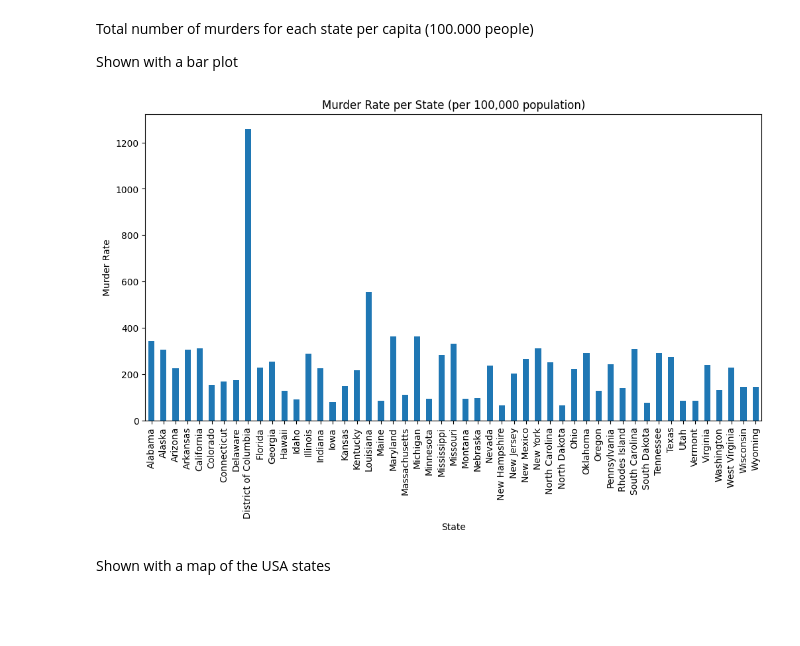
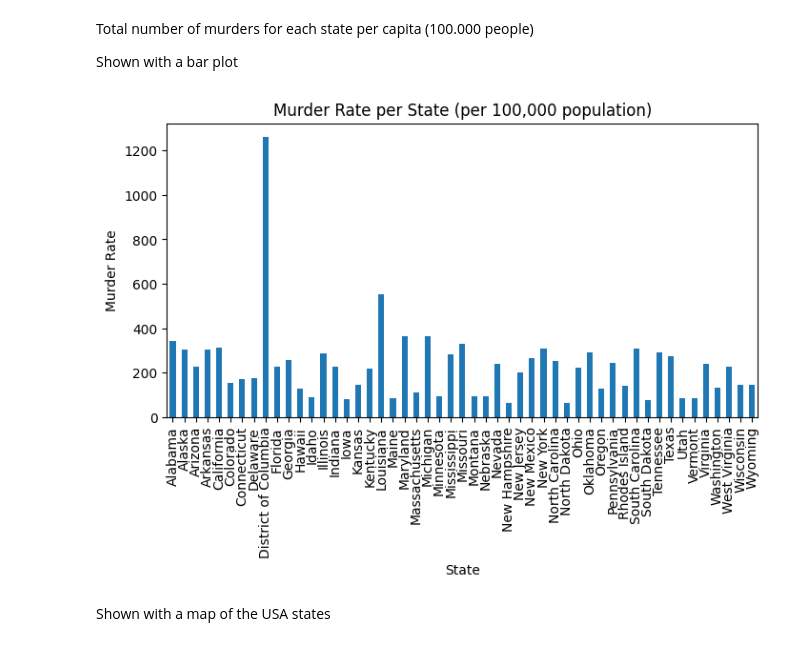
Before and after one commit to BodanT/PR23BTADBSDDDN, a Jupyter notebook: Porocilo.ipynb, the cells around one changed output. Saved outputs shown, nothing was run; the diff lists cells and outputs as text; code cells hidden in the pictures; blank space fills up the shorter version.

```diff
--- a/Porocilo.ipynb
+++ b/Porocilo.ipynb
@@ -111,19 +62,19 @@ Shown with a bar plot
 # %%
 population_by_state = df_population.set_index("State")["Population"]
 
 murders_by_state = df_homicides.groupby("State")["ID"].count()
 murders_by_state.drop("PAPSP8", inplace=True)
 murder_rate_by_state = murders_by_state / population_by_state * 100000
 
 
-plt.figure(figsize=(12,6))
+plt.figure(figsize=(8,4))
 murder_rate_by_state.plot(kind="bar")
 plt.title("Murder Rate per State (per 100,000 population)")
 plt.xlabel("State")
 plt.ylabel("Murder Rate")
 plt.show()
 # %% [output]
-[figure, old version]
+[figure, new version]
 # %% [markdown]
 Shown with a map of the USA states
 # %%
```
Also changed, not shown: parts of 18 cells of this notebook, 1 other file.
